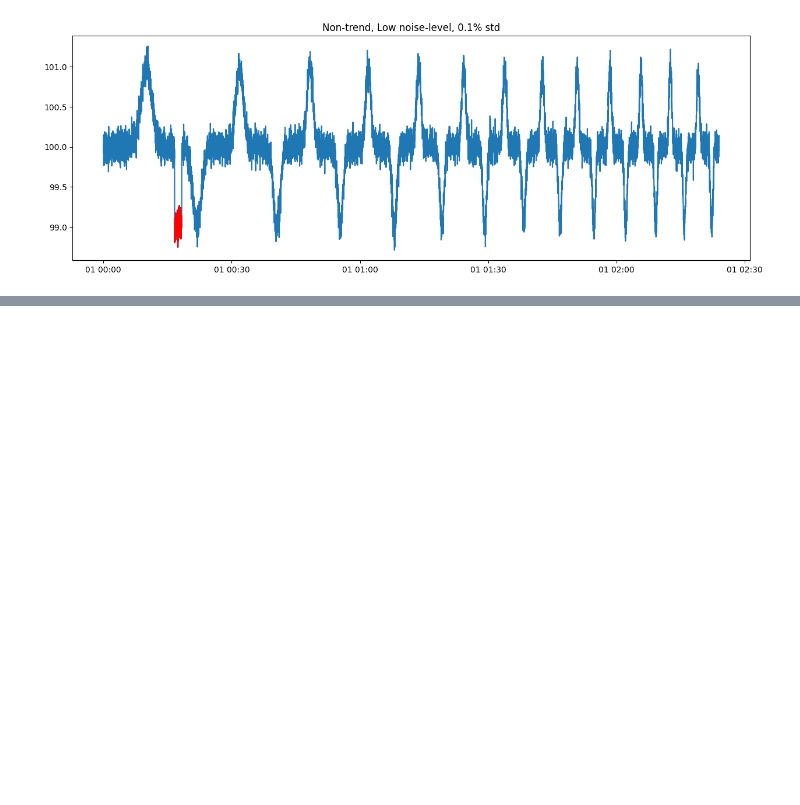
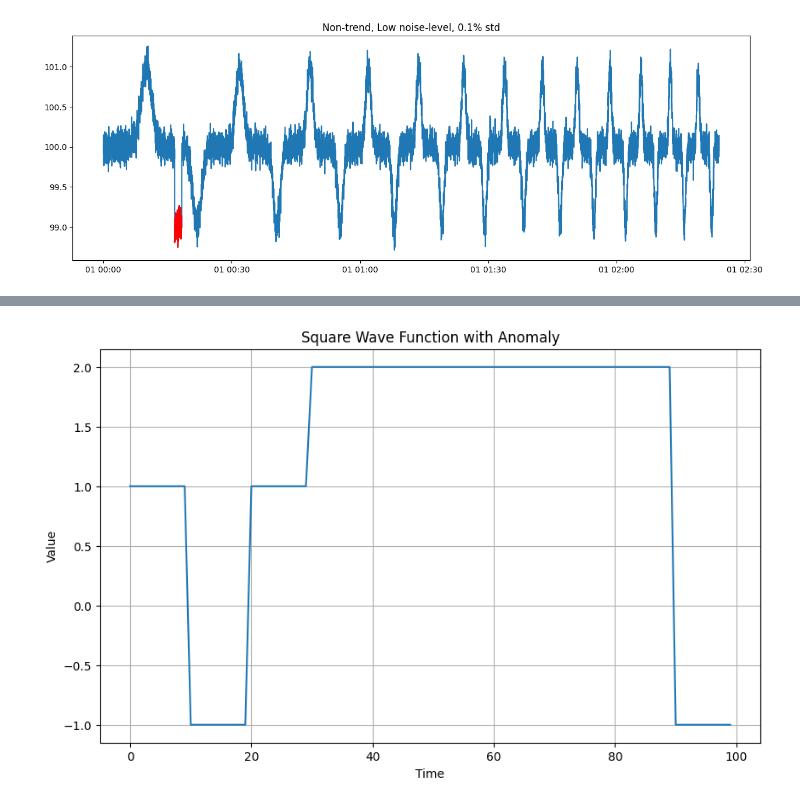
Before and after one commit to ritvien/A-Survey-Segmental-Algorithms, a Jupyter notebook: Prepare data.ipynb, the cells around one changed output, grey strips where cells are left out. Drawn from its saved outputs; the diff is of its cells as text; code cells hidden in the pictures; blank space fills up the shorter version.

```diff
--- a/Prepare data.ipynb
+++ b/Prepare data.ipynb
@@ -316,0 +366,43 @@ ax.plot(network_traffic_df[start_noise_period:end_noise_period],c='r')
+# %%
+import numpy as np
+import matplotlib.pyplot as plt
+
+# Tạo hàm vuông
+def square_wave(length=100, period=10):
+    t = np.arange(length)
+    waveform = np.zeros(length)
+    for i in range(length):
+        if ((i // period) % 2) == 0:
+            waveform[i] = 1
+        else:
+            waveform[i] = -1
+    return waveform
+
+# Tạo chuỗi dữ liệu bất thường với độ biến đổi chiều dài chu kỳ
+def add_anomaly(waveform, anomaly_start, anomaly_lengths, anomaly_value):
+    waveform_with_anomaly = waveform.copy()
+    for i, length_ratio in enumerate(anomaly_lengths):
+        anomaly_length = int(length_ratio * len(waveform))
+        waveform_with_anomaly[anomaly_start[i]:anomaly_start[i] + anomaly_length] = anomaly_value
+    return waveform_with_anomaly
+
+# Tạo và vẽ đồ thị của hàm vuông với chuỗi dữ liệu bất thường
+length = 100
+period = 10
+waveform = square_wave(length, period)
+
+# Tạo chuỗi dữ liệu bất thường với độ biến đổi chiều dài chu kỳ
+anomaly_starts = [30, 50]
+anomaly_lengths = [0.2, 0.4]  # Tỷ lệ độ dài so với chuỗi gốc
+anomaly_value = 2
+waveform_with_anomaly = add_anomaly(waveform, anomaly_starts, anomaly_lengths, anomaly_value)
+
+plt.figure(figsize=(10, 6))
+plt.plot(waveform_with_anomaly)
+plt.title('Square Wave Function with Anomaly')
+plt.xlabel('Time')
+plt.ylabel('Value')
+plt.grid(True)
+plt.show()
+# %% [output]
+[figure, added]
```
Also changed, not shown: parts of 15 cells of this notebook.
